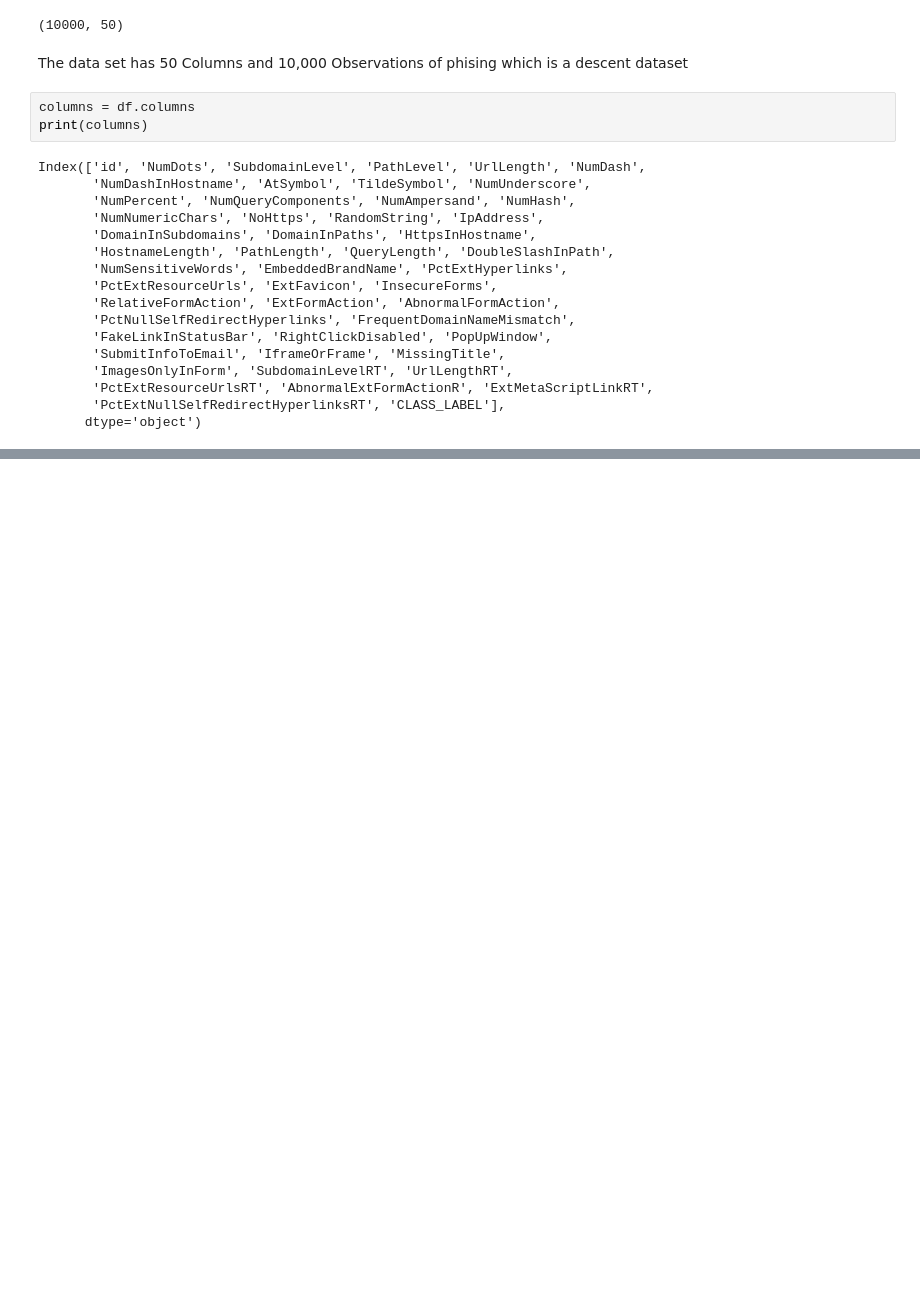
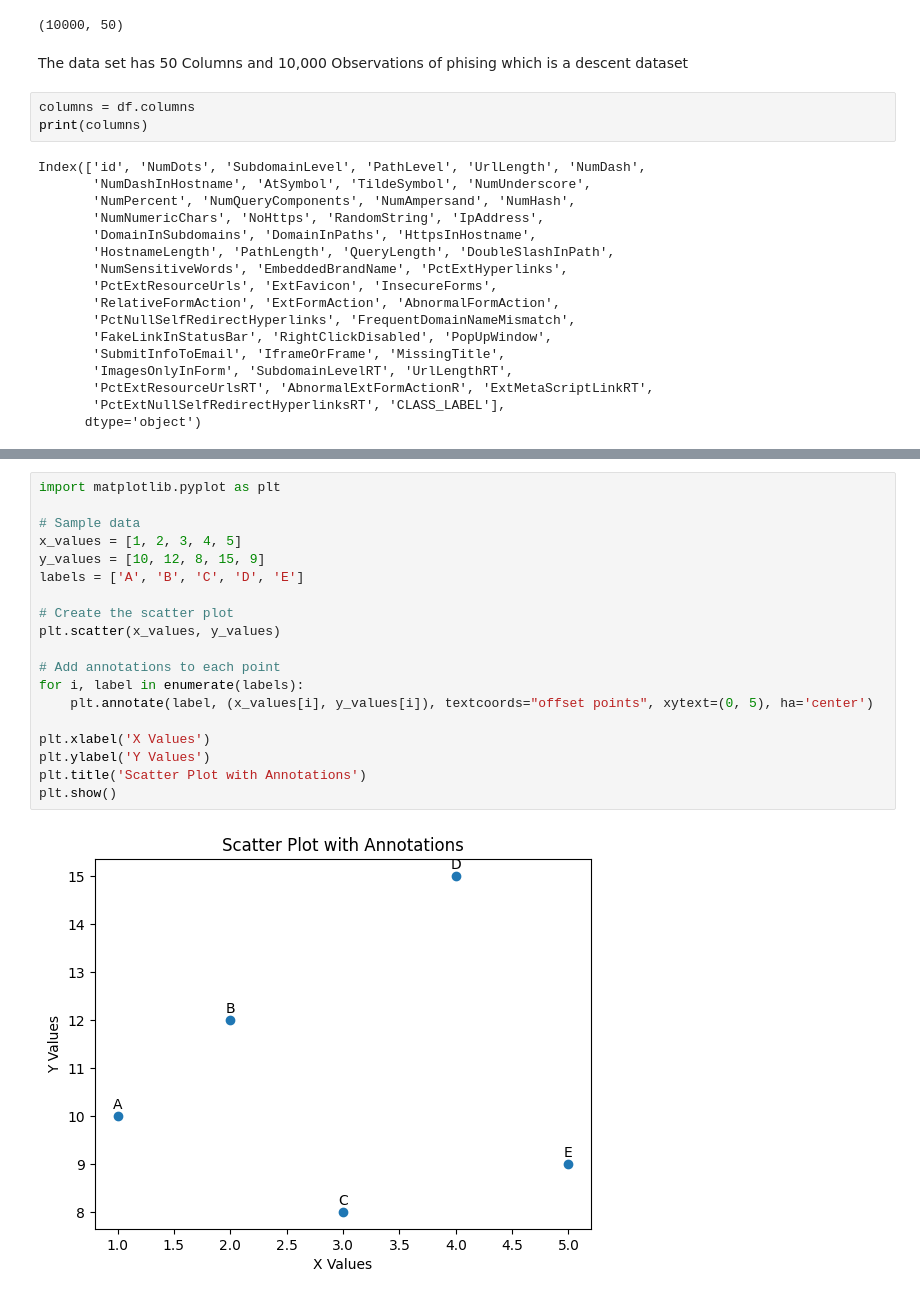
Before and after one commit to koushik2299/Phising-attack-detection, a Jupyter notebook: Phising_attacks.ipynb, the cells around one changed output, grey strips where cells are left out. Saved outputs shown, nothing was run; the diff lists cells and outputs as text; blank space fills up the shorter version.

```diff
--- a/Phising_attacks.ipynb
+++ b/Phising_attacks.ipynb
@@ -67,0 +179,21 @@ Index(['id', 'NumDots', 'SubdomainLevel', 'PathLevel', 'UrlLength', 'NumDash',
+# %%
+import matplotlib.pyplot as plt
+
+# Sample data
+x_values = [1, 2, 3, 4, 5]
+y_values = [10, 12, 8, 15, 9]
+labels = ['A', 'B', 'C', 'D', 'E']
+
+# Create the scatter plot
+plt.scatter(x_values, y_values)
+
+# Add annotations to each point
+for i, label in enumerate(labels):
+    plt.annotate(label, (x_values[i], y_values[i]), textcoords="offset points", xytext=(0, 5), ha='center')
+
+plt.xlabel('X Values')
+plt.ylabel('Y Values')
+plt.title('Scatter Plot with Annotations')
+plt.show()
+# %% [output]
+[figure, added]
```
Also changed, not shown: parts of 18 cells of this notebook.
